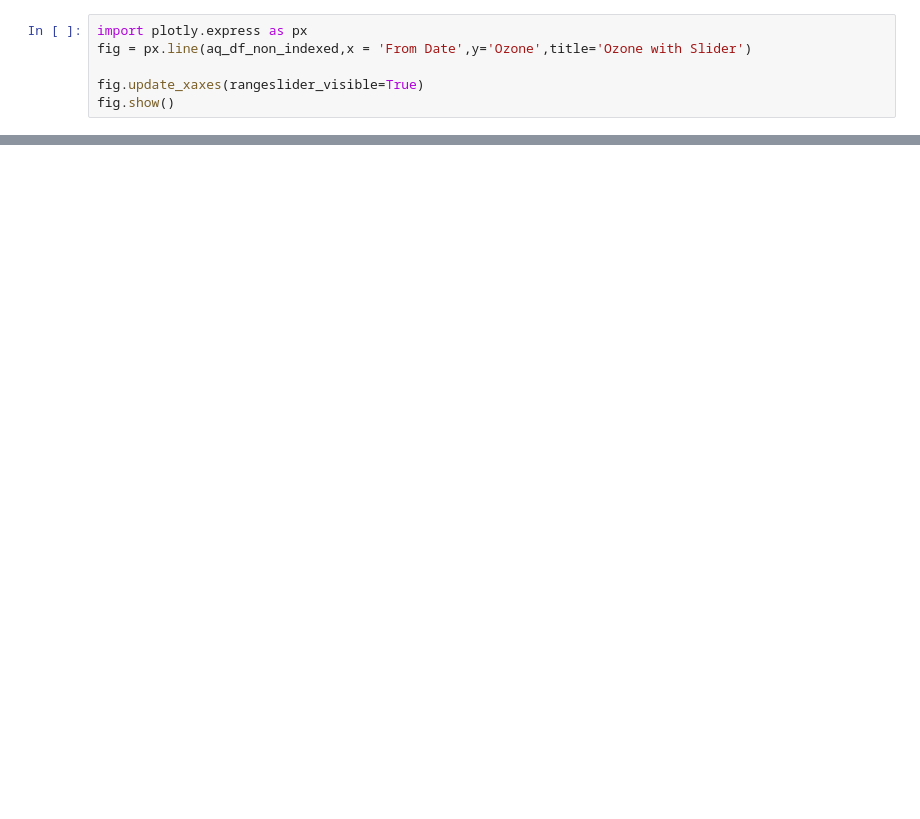
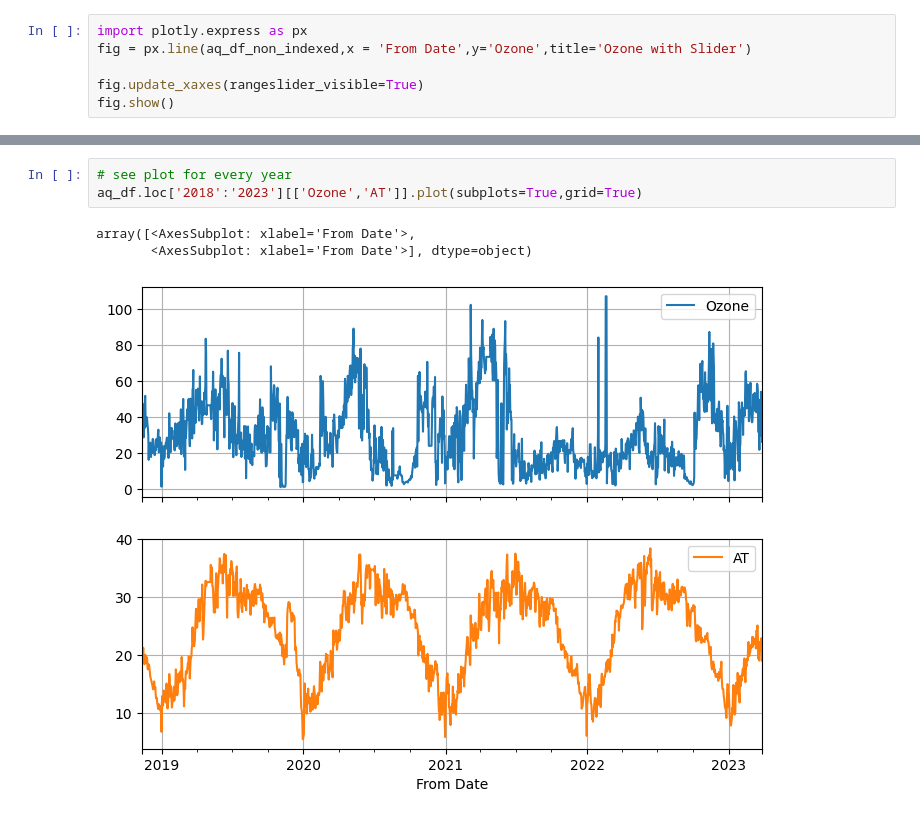
Before and after one commit to TheNobody-12/Ozone-Prediction-AIProject, a Jupyter notebook: TimeSeriesDataAnalysis.ipynb, the cells around one changed output, grey strips where cells are left out. Drawn from its saved outputs; the diff is of its cells as text; blank space fills up the shorter version.

```diff
--- a/TimeSeriesDataAnalysis.ipynb
+++ b/TimeSeriesDataAnalysis.ipynb
@@ -304,0 +405,7 @@ fig.show()
+# %%
+# see plot for every year
+aq_df.loc['2018':'2023'][['Ozone','AT']].plot(subplots=True,grid=True)
+# %% [output]
+array([<AxesSubplot: xlabel='From Date'>,
+       <AxesSubplot: xlabel='From Date'>], dtype=object)
+[figure, added]
```
Also changed, not shown: parts of 29 cells of this notebook.
